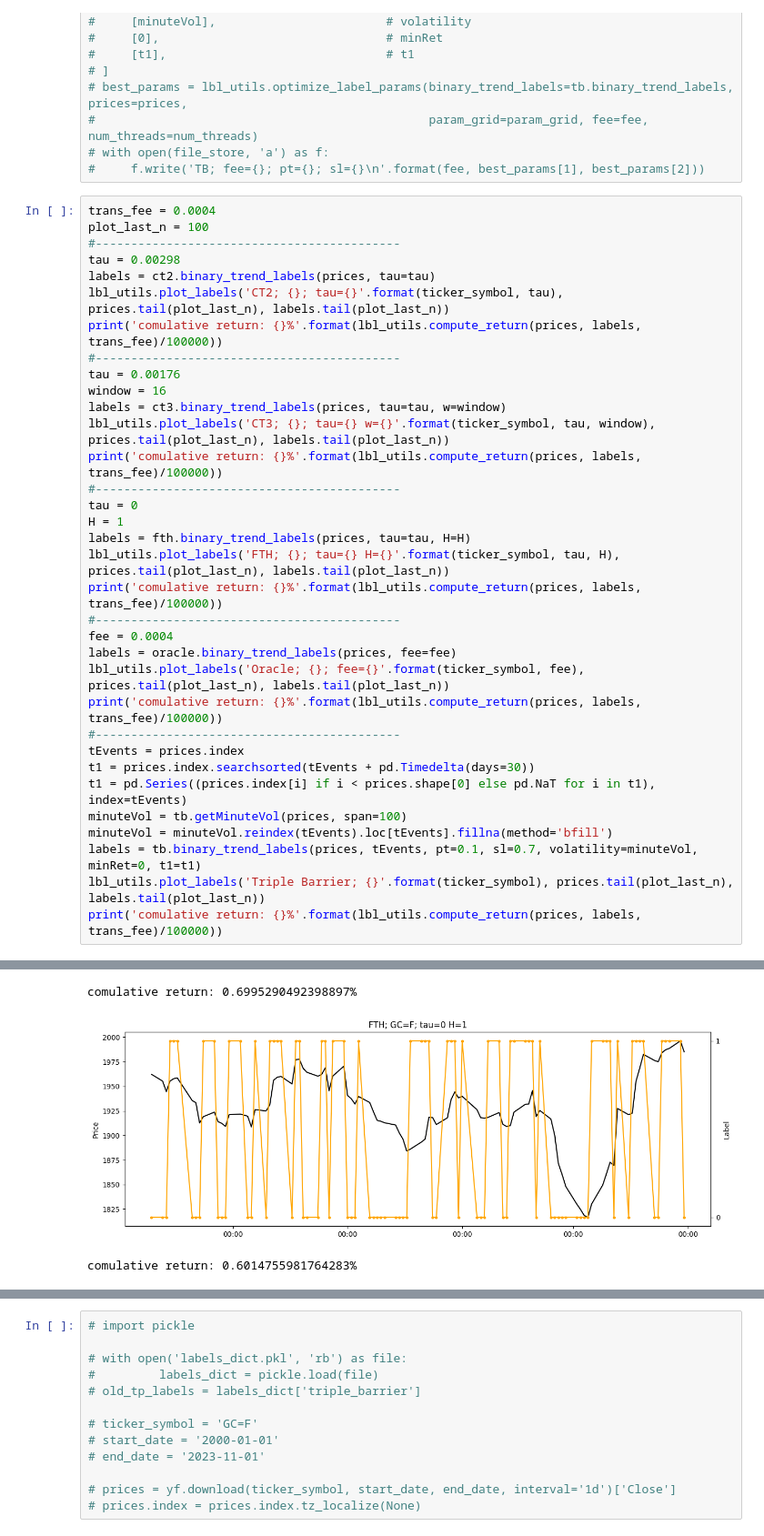
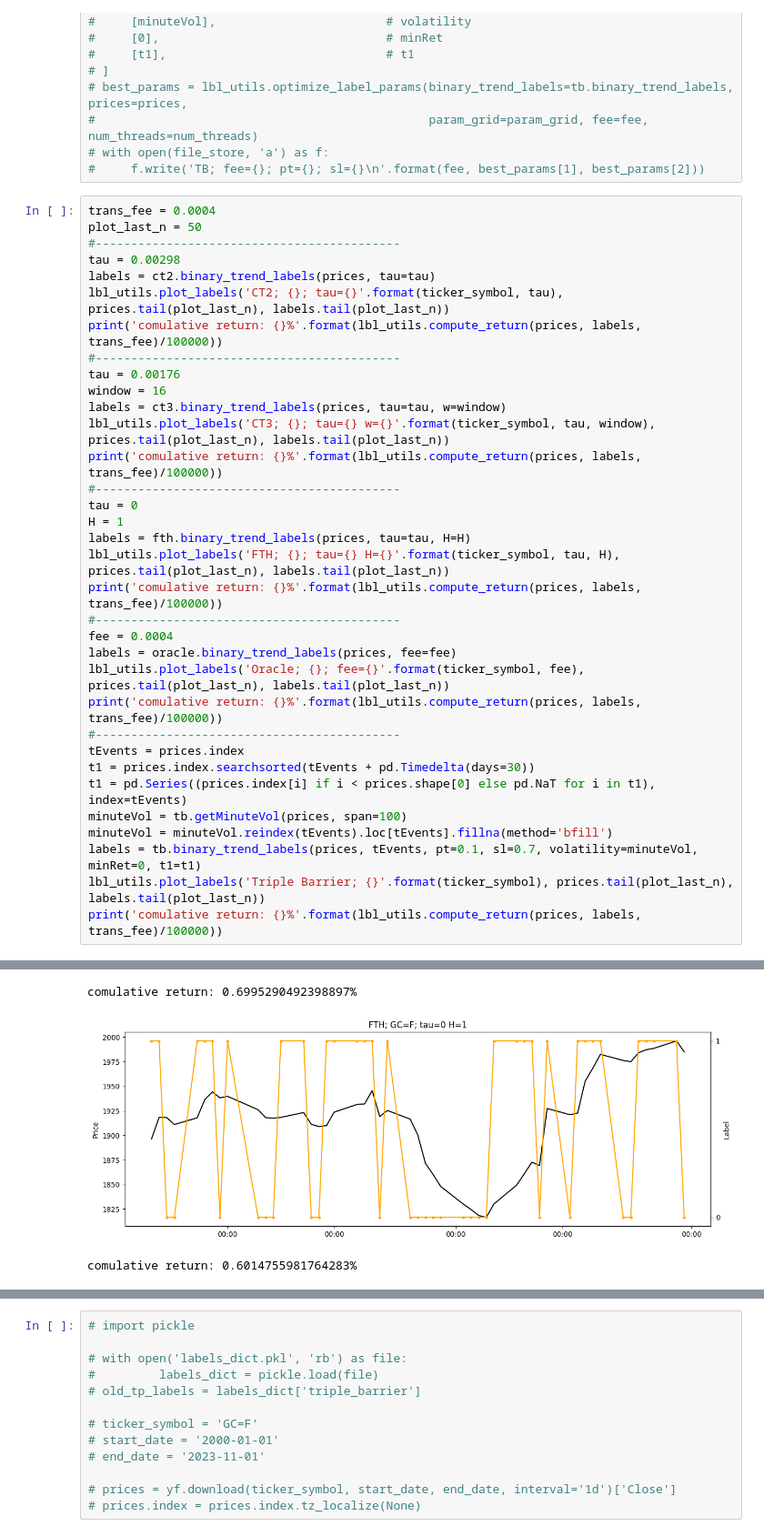
Before and after one commit to MDzaja/MasterThesis, a Jupyter notebook: labels/test.ipynb, the cells around one changed output, grey strips where cells are left out. Shown: that part at 91% size. Saved outputs shown, nothing was run; the diff lists cells and outputs as text.

```diff
--- a/labels/test.ipynb
+++ b/labels/test.ipynb
@@ -131,7 +131,7 @@ Name: Close, dtype: float64
 #     f.write('TB; fee={}; pt={}; sl={}\n'.format(fee, best_params[1], best_params[2]))
 # %%
 trans_fee = 0.0004
-plot_last_n = 100
+plot_last_n = 50
 #-------------------------------------------
 tau = 0.00298
 labels = ct2.binary_trend_labels(prices, tau=tau)
@@ -170,3 +170,3 @@ comulative return: 3.6679874435389483%
 comulative return: 0.6995290492398897%
-[figure, old version]
+[figure, new version]
 comulative return: 0.6014755981764283%
```
Also changed, not shown: parts of 1 cell of this notebook, 9 other files.
